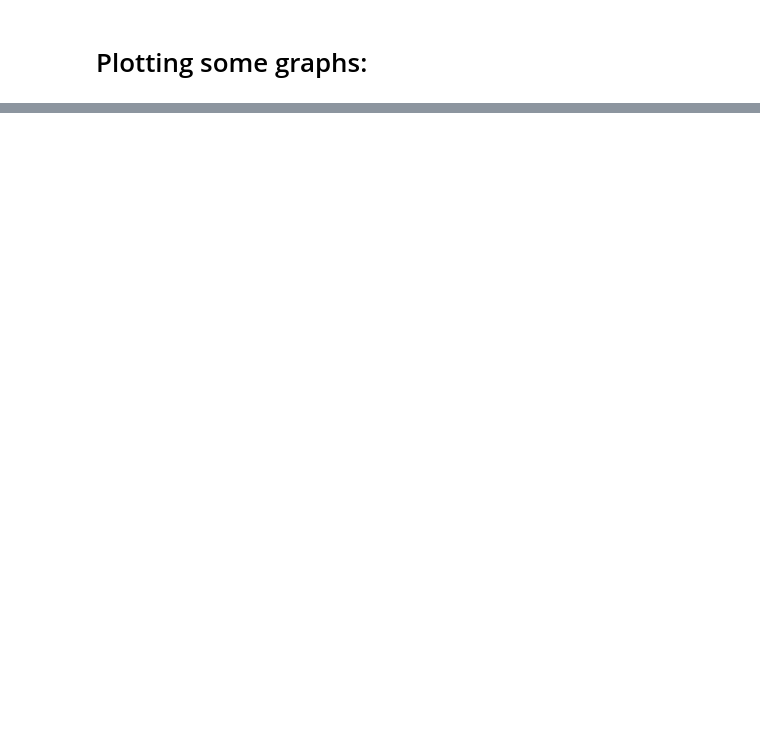
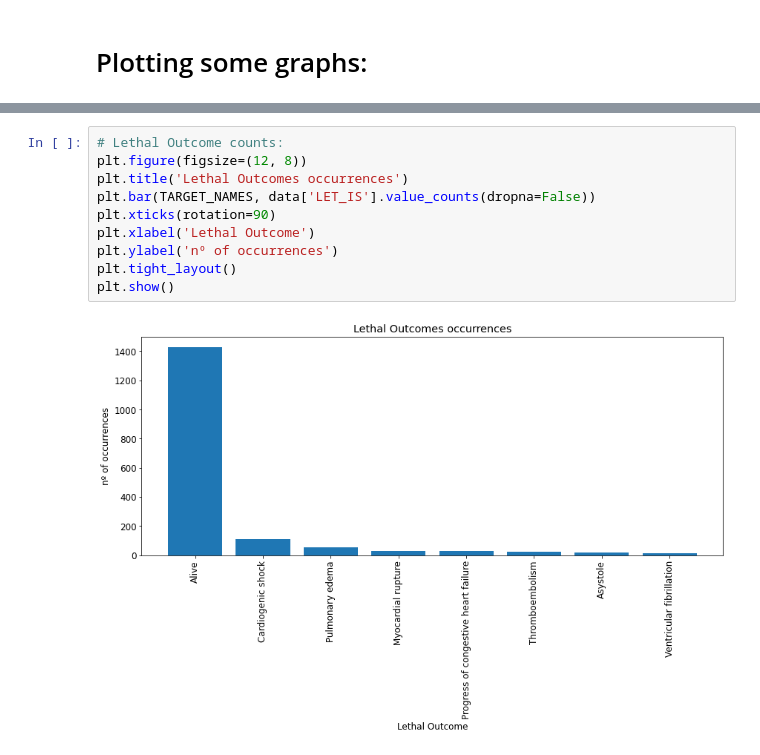
Before and after one commit to dwelcaslu/IFSP---Projeto-Interdisciplinar, a Jupyter notebook: notebooks/lucas/nbk00_data_exploration.ipynb, the cells around one changed output, grey strips where cells are left out. Drawn from its saved outputs; the diff is of its cells as text; blank space fills up the shorter version.

```diff
--- a/notebooks/lucas/nbk00_data_exploration.ipynb
+++ b/notebooks/lucas/nbk00_data_exploration.ipynb
@@ -108,0 +200,12 @@ vis.plot_feature_boxplots(data, boxplot_cols, figsize=(12, 20), subplot_layout=(
+# %%
+# Lethal Outcome counts:
+plt.figure(figsize=(12, 8))
+plt.title('Lethal Outcomes occurrences')
+plt.bar(TARGET_NAMES, data['LET_IS'].value_counts(dropna=False))
+plt.xticks(rotation=90)
+plt.xlabel('Lethal Outcome')
+plt.ylabel('nº of occurrences')
+plt.tight_layout()
+plt.show()
+# %% [output]
+[figure, added]
```
Also changed, not shown: parts of 18 cells of this notebook, 8 other files.
